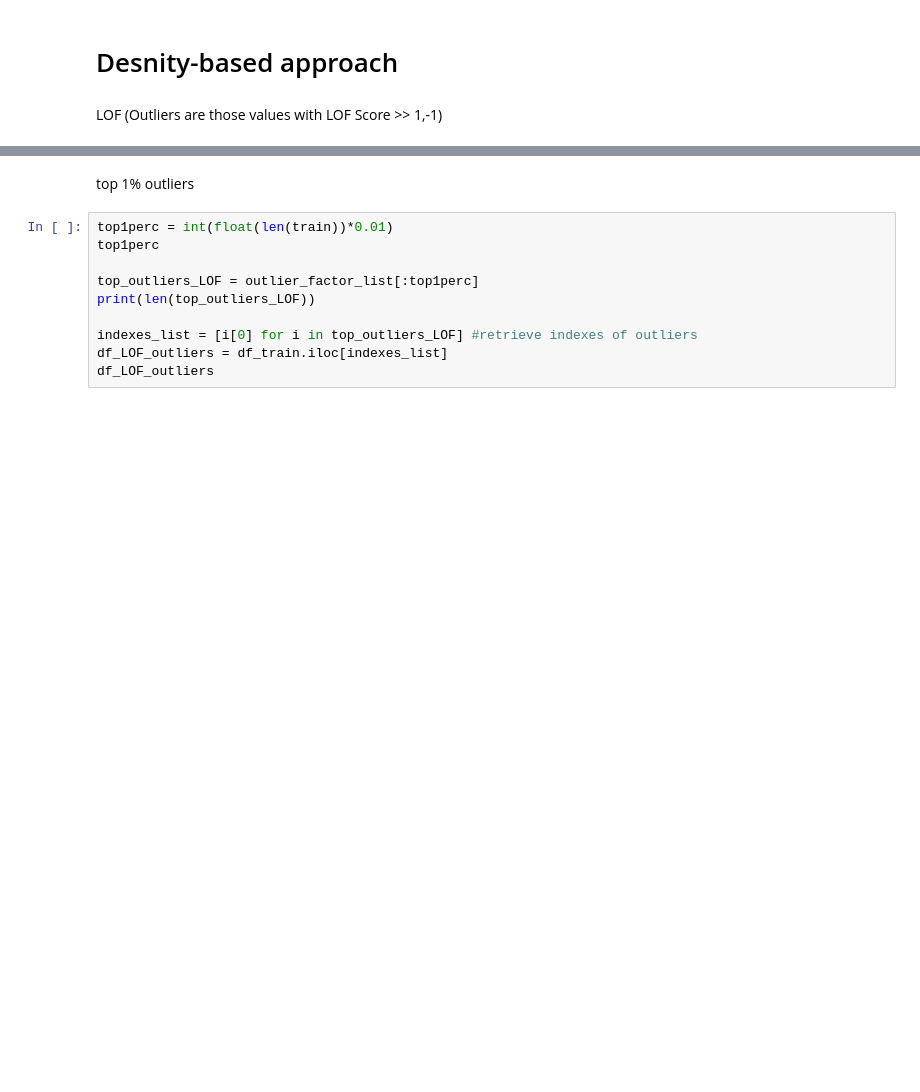
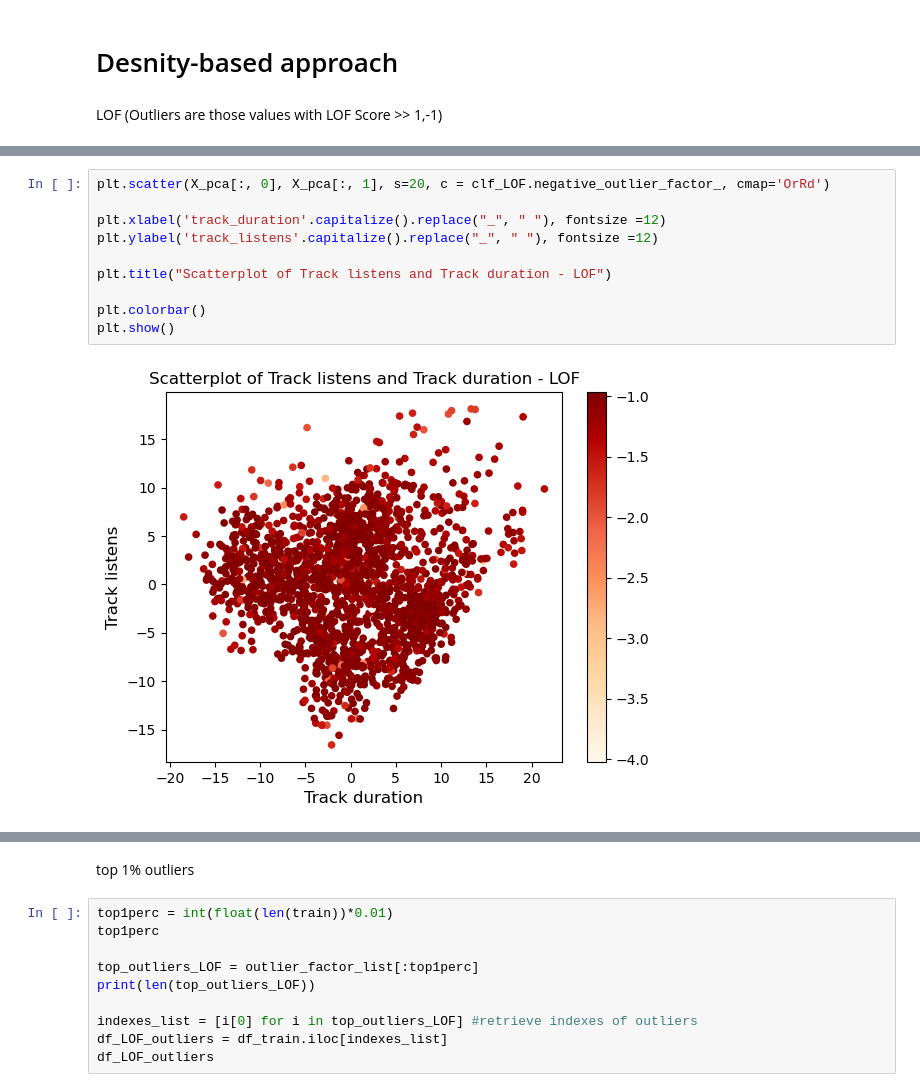
Before and after one commit to Diabelny/Data-Mining-2, a Jupyter notebook: Task1_OutlierDetection/OutDet.ipynb, the cells around one changed output, grey strips where cells are left out. Cells and saved outputs as stored; diff of their text form; blank space fills up the shorter version.

```diff
--- a/Task1_OutlierDetection/OutDet.ipynb
+++ b/Task1_OutlierDetection/OutDet.ipynb
@@ -201,3 +197,15 @@ plt.show()
+# %%
+plt.scatter(X_pca[:, 0], X_pca[:, 1], s=20, c = clf_LOF.negative_outlier_factor_, cmap='OrRd')
+
+plt.xlabel('track_duration'.capitalize().replace("_", " "), fontsize =12)
+plt.ylabel('track_listens'.capitalize().replace("_", " "), fontsize =12)
+
+plt.title("Scatterplot of Track listens and Track duration - LOF")
+
+plt.colorbar()
+plt.show()
+# %% [output]
+[figure, added]
 # %%
 # list with indexes and scores only for outliers --> np.where(y_pred==-1)
 outlier_indexes = np.where(y_pred==-1)[0]
```
Also changed, not shown: parts of 91 cells of this notebook, 2 other files.
